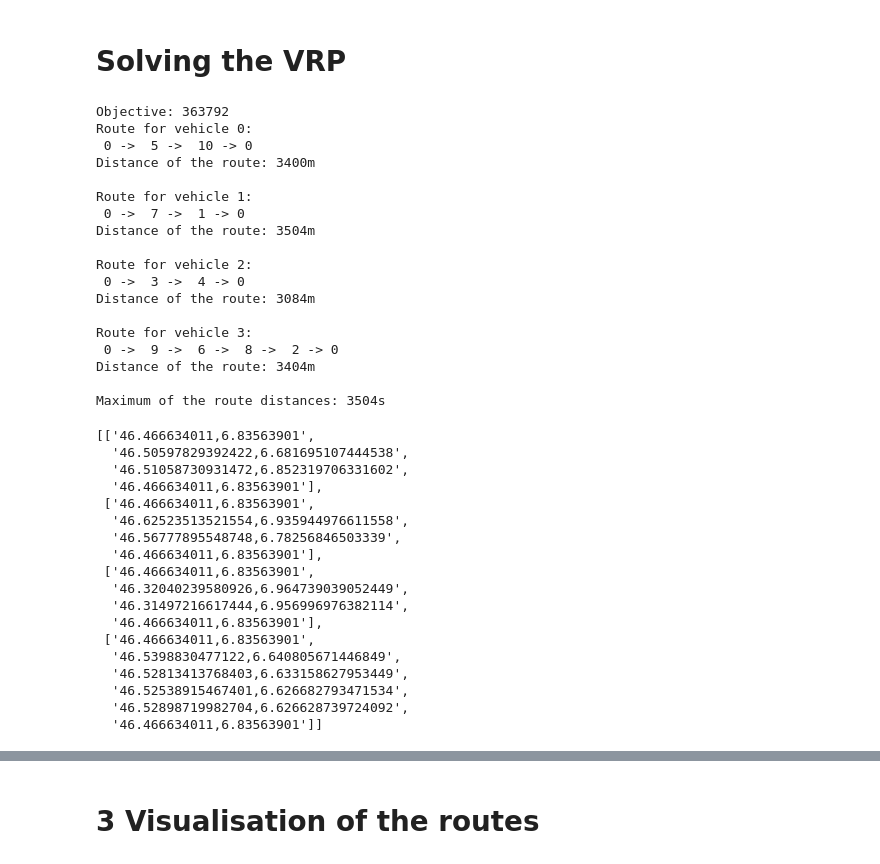
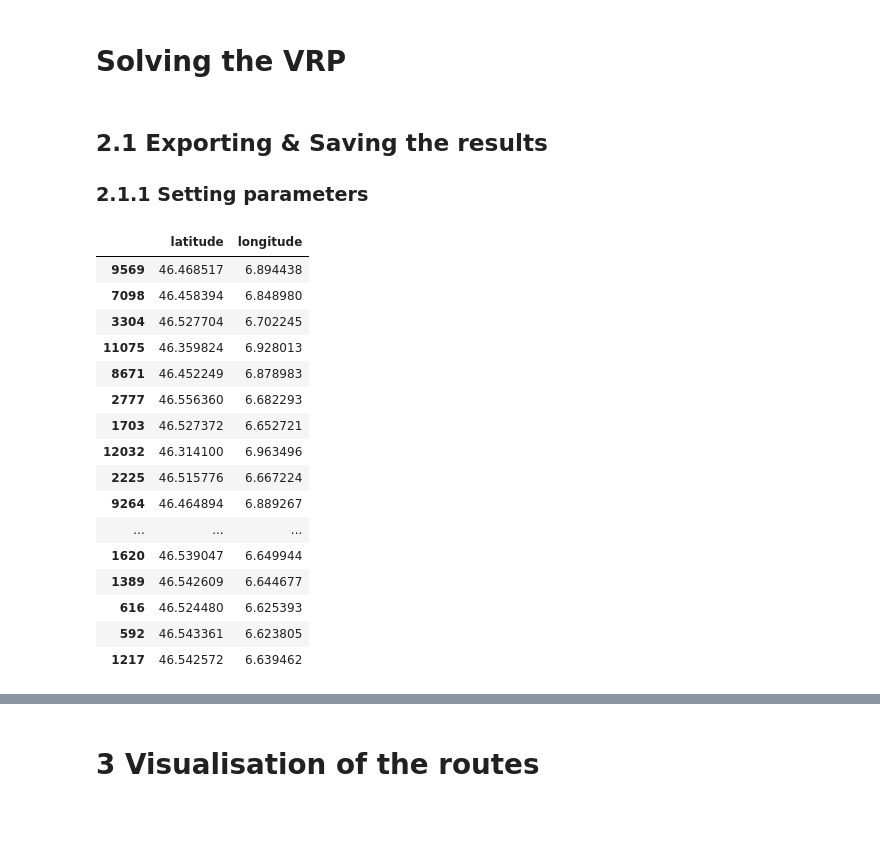
Before and after one commit to mateobelanger/mgt-530-sustainable-logistics, a Jupyter notebook: 2. Enterprise mobility.ipynb, the cells around one changed output, grey strips where cells are left out. Cells and saved outputs as stored; diff of their text form; code cells hidden in the pictures; blank space fills up the shorter version.

```diff
--- a/2. Enterprise mobility.ipynb
+++ b/2. Enterprise mobility.ipynb
@@ -24,5 +42,5 @@ Draw 50 employees location from the density function around Nestle's HQ
 # %%
-n_employees = 10
+n_employees = 24
 n_nodes = n_employees + 1
 employee_indexes = choices(density_coord_nestle.index, density_coord_nestle.propability_density, k=n_employees)
 employee_locations = density_coord_nestle.iloc[employee_indexes][['latitude', 'longitude']]
@@ -181,48 +198,23 @@ solution = routing.SolveWithParameters(search_parameters)
-# %%
-current_solution = get_solution(data, manager, routing, solution)
-# %% [output]
-Objective: 363792
-Route for vehicle 0:
- 0 ->  5 ->  10 -> 0
-Distance of the route: 3400m
-
-Route for vehicle 1:
- 0 ->  7 ->  1 -> 0
-Distance of the route: 3504m
-
-Route for vehicle 2:
- 0 ->  3 ->  4 -> 0
-Distance of the route: 3084m
-
-Route for vehicle 3:
- 0 ->  9 ->  6 ->  8 ->  2 -> 0
-Distance of the route: 3404m
-
-Maximum of the route distances: 3504s
-# %%
-shuttle_routes = \
-    [[
-        f'{str(coordinates_list[current_index][0])},' \
-        f'{str(coordinates_list[current_index][1])}'
-    for current_index in route['route']]
-        for route in current_solution['routes']]
-shuttle_routes
-# %% [output]
-[['46.466634011,6.83563901',
-  '46.50597829392422,6.681695107444538',
-  '46.51058730931472,6.852319706331602',
-  '46.466634011,6.83563901'],
- ['46.466634011,6.83563901',
-  '46.62523513521554,6.935944976611558',
-  '46.56777895548748,6.78256846503339',
-  '46.466634011,6.83563901'],
- ['46.466634011,6.83563901',
-  '46.32040239580926,6.964739039052449',
-  '46.31497216617444,6.956996976382114',
-  '46.466634011,6.83563901'],
- ['46.466634011,6.83563901',
-  '46.5398830477122,6.640805671446849',
-  '46.52813413768403,6.633158627953449',
-  '46.52538915467401,6.626682793471534',
-  '46.52898719982704,6.626628739724092',
-  '46.466634011,6.83563901']]
+# %% [markdown]
+## 2.1 Exporting & Saving the results
+### 2.1.1 Setting parameters
+# %%
+employee_locations
+# %% [output]
+|  | latitude | longitude |
+| 9569 | 46.468517 | 6.894438 |
+| 7098 | 46.458394 | 6.848980 |
+| 3304 | 46.527704 | 6.702245 |
+| 11075 | 46.359824 | 6.928013 |
+| 8671 | 46.452249 | 6.878983 |
+| 2777 | 46.556360 | 6.682293 |
+| 1703 | 46.527372 | 6.652721 |
+| 12032 | 46.314100 | 6.963496 |
+| 2225 | 46.515776 | 6.667224 |
+| 9264 | 46.464894 | 6.889267 |
+| ... | ... | ... |
+| 1620 | 46.539047 | 6.649944 |
+| 1389 | 46.542609 | 6.644677 |
+| 616 | 46.524480 | 6.625393 |
+| 592 | 46.543361 | 6.623805 |
+| 1217 | 46.542572 | 6.639462 |
```
Also changed, not shown: parts of 22 cells of this notebook.
